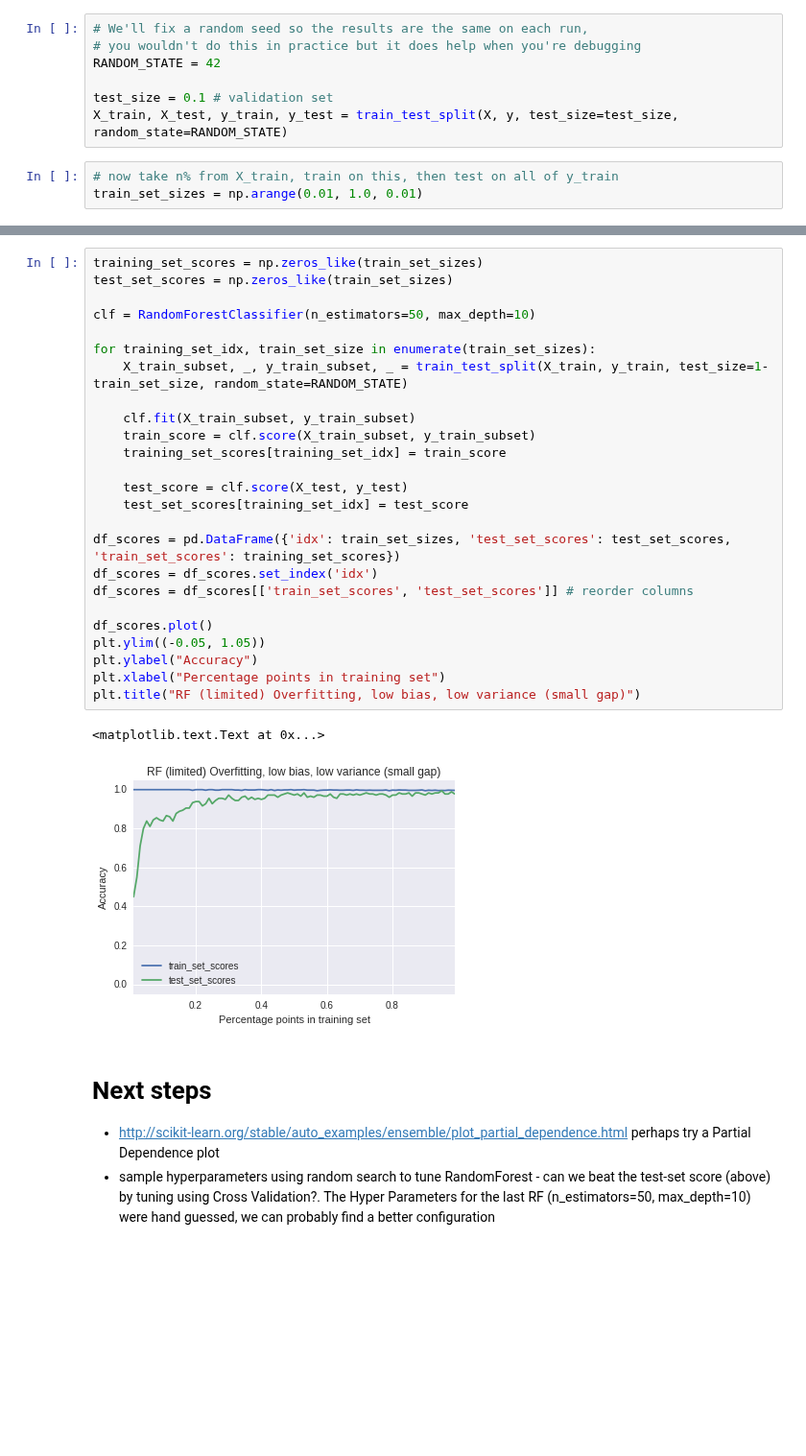
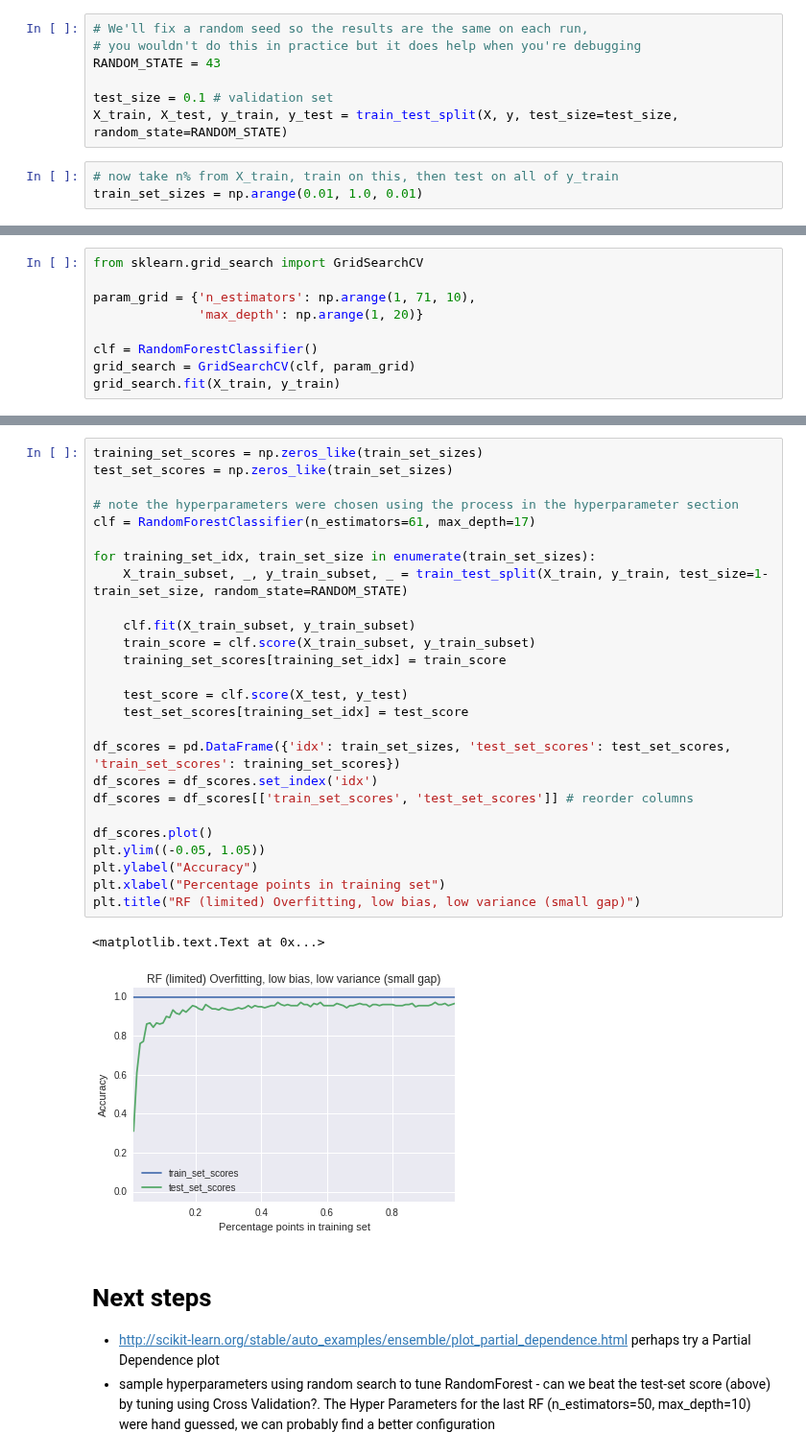
Before and after one commit to ianozsvald/data_science_delivered, a Jupyter notebook: ml_diagnosis_training_bias_variance_trial.ipynb, the cells around one changed output, grey strips where cells are left out. Shown at 96% size. Saved outputs shown, nothing was run; the diff lists cells and outputs as text; blank space fills up the shorter version.

Commit message:
added hyperparameter search

```diff
--- a/ml_diagnosis_training_bias_variance_trial.ipynb
+++ b/ml_diagnosis_training_bias_variance_trial.ipynb
@@ -80,7 +80,7 @@ X has shape (1797, 64), y has shape (1797,)
 # %%
 # We'll fix a random seed so the results are the same on each run,
 # you wouldn't do this in practice but it does help when you're debugging
-RANDOM_STATE = 42
+RANDOM_STATE = 43
 
 test_size = 0.1 # validation set
 X_train, X_test, y_train, y_test = train_test_split(X, y, test_size=test_size, random_state=RANDOM_STATE)
@@ -229,0 +234,9 @@ plt.title("RF (defaults) Overfitting, low bias, high variance (big gap)\nwith lo
+# %%
+from sklearn.grid_search import GridSearchCV
+
+param_grid = {'n_estimators': np.arange(1, 71, 10),
+              'max_depth': np.arange(1, 20)}
+
+clf = RandomForestClassifier()
+grid_search = GridSearchCV(clf, param_grid)
+grid_search.fit(X_train, y_train)
@@ -230,31 +318,32 @@ plt.title("RF (defaults) Overfitting, low bias, high variance (big gap)\nwith lo
 # %%
 training_set_scores = np.zeros_like(train_set_sizes)
 test_set_scores = np.zeros_like(train_set_sizes)
 
-clf = RandomForestClassifier(n_estimators=50, max_depth=10)
+# note the hyperparameters were chosen using the process in the hyperparameter section
+clf = RandomForestClassifier(n_estimators=61, max_depth=17)
 
 for training_set_idx, train_set_size in enumerate(train_set_sizes):
     X_train_subset, _, y_train_subset, _ = train_test_split(X_train, y_train, test_size=1-train_set_size, random_state=RANDOM_STATE)
 
     clf.fit(X_train_subset, y_train_subset)
     train_score = clf.score(X_train_subset, y_train_subset)
     training_set_scores[training_set_idx] = train_score
 
     test_score = clf.score(X_test, y_test)
     test_set_scores[training_set_idx] = test_score
 
 df_scores = pd.DataFrame({'idx': train_set_sizes, 'test_set_scores': test_set_scores, 'train_set_scores': training_set_scores})
 df_scores = df_scores.set_index('idx')
 df_scores = df_scores[['train_set_scores', 'test_set_scores']] # reorder columns
 
 df_scores.plot()
 plt.ylim((-0.05, 1.05))
 plt.ylabel("Accuracy")
 plt.xlabel("Percentage points in training set")
 plt.title("RF (limited) Overfitting, low bias, low variance (small gap)")
 # %% [output]
 <matplotlib.text.Text at 0x...>
-[figure, old version]
+[figure, new version]
 # %% [markdown]
 # Next steps
 
```
Also changed, not shown: parts of 13 cells of this notebook.
